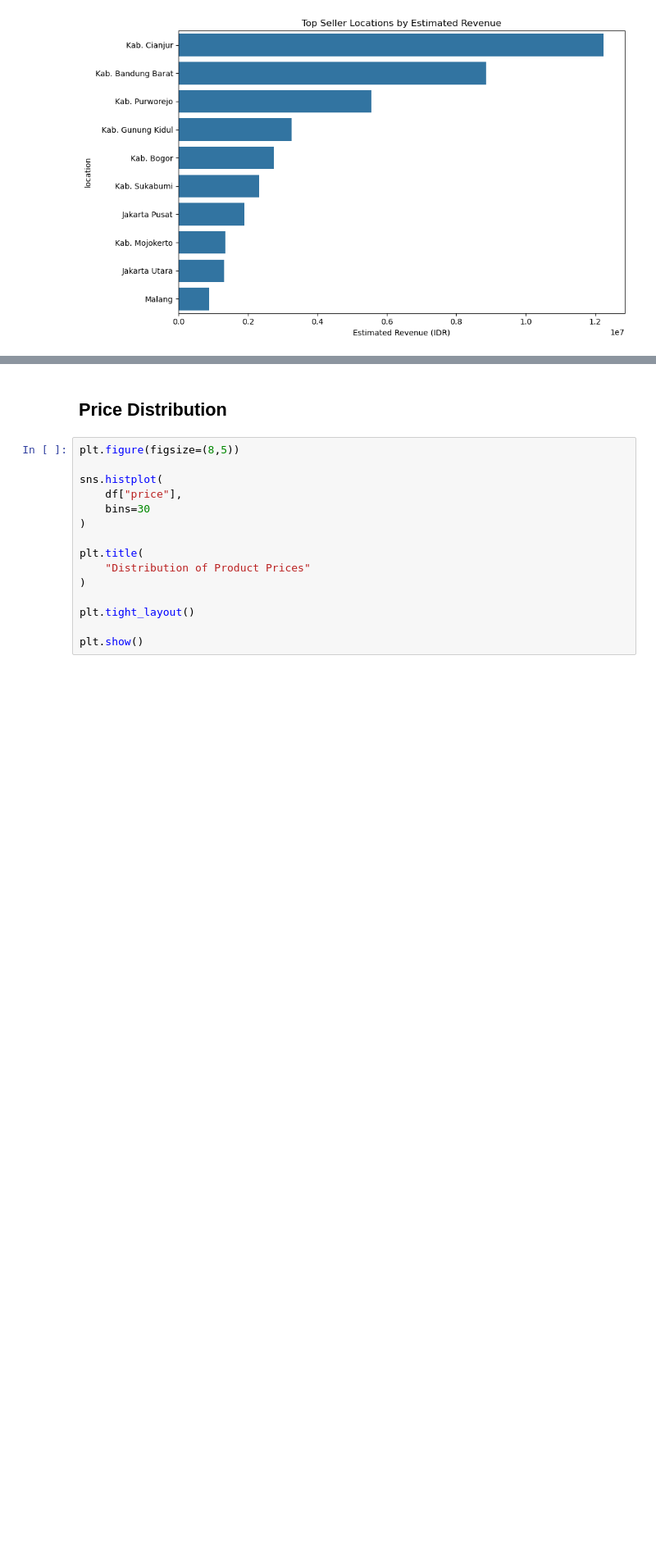
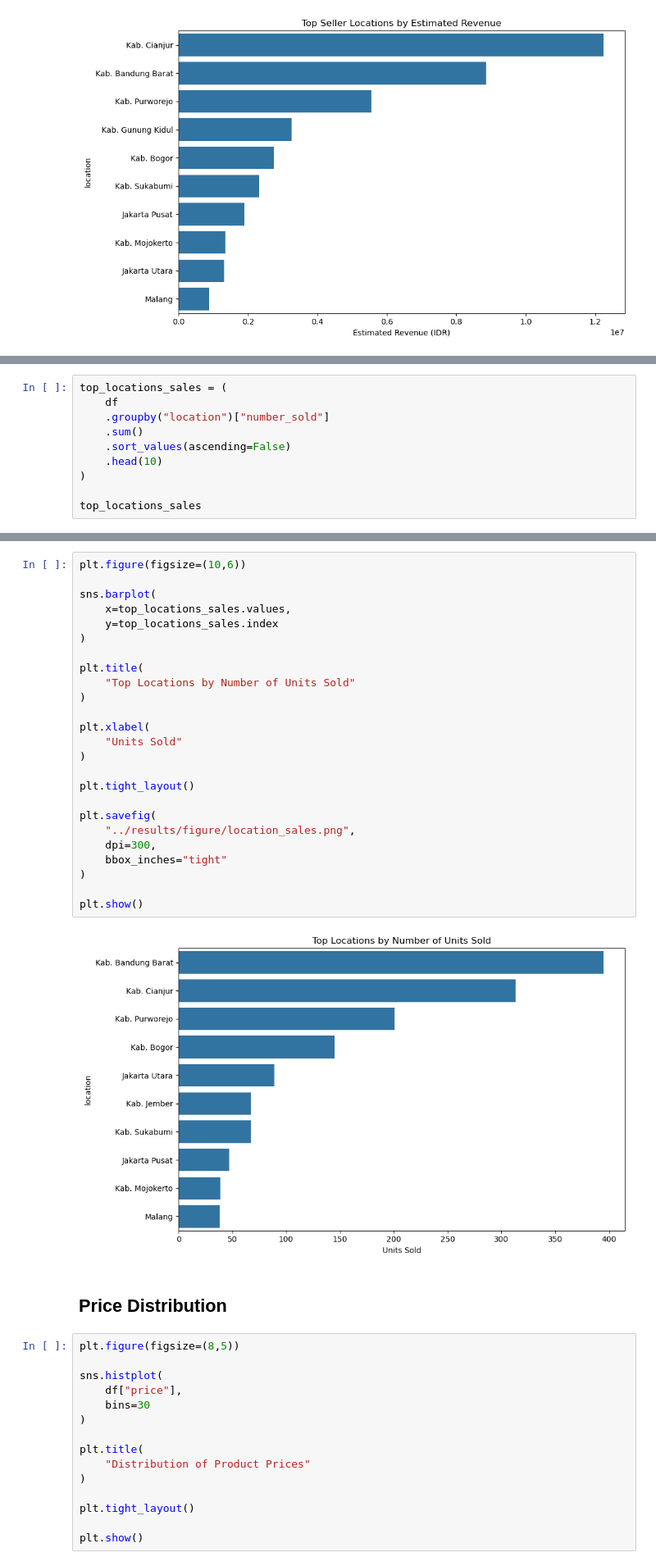
Before and after one commit to firilanjm/hoya_marketplace, a Jupyter notebook: notebooks/marketplace_analytics.ipynb, the cells around one changed output, grey strips where cells are left out. Shown at 82% size. Drawn from its saved outputs; the diff is of its cells as text; blank space fills up the shorter version.

Commit message:
Add top locations by number of sold

```diff
--- a/notebooks/marketplace_analytics.ipynb
+++ b/notebooks/marketplace_analytics.ipynb
@@ -340,0 +343,10 @@ plt.show()
+# %%
+top_locations_sales = (
+    df
+    .groupby("location")["number_sold"]
+    .sum()
+    .sort_values(ascending=False)
+    .head(10)
+)
+
+top_locations_sales
@@ -341,3 +366,30 @@ plt.show()
+# %%
+plt.figure(figsize=(10,6))
+
+sns.barplot(
+    x=top_locations_sales.values,
+    y=top_locations_sales.index
+)
+
+plt.title(
+    "Top Locations by Number of Units Sold"
+)
+
+plt.xlabel(
+    "Units Sold"
+)
+
+plt.tight_layout()
+
+plt.savefig(
+    "../results/figure/location_sales.png",
+    dpi=300,
+    bbox_inches="tight"
+)
+
+plt.show()
+# %% [output]
+[figure, added]
 # %% [markdown]
 ## Price Distribution
 # %%
```
Also changed, not shown: parts of 6 cells of this notebook.
